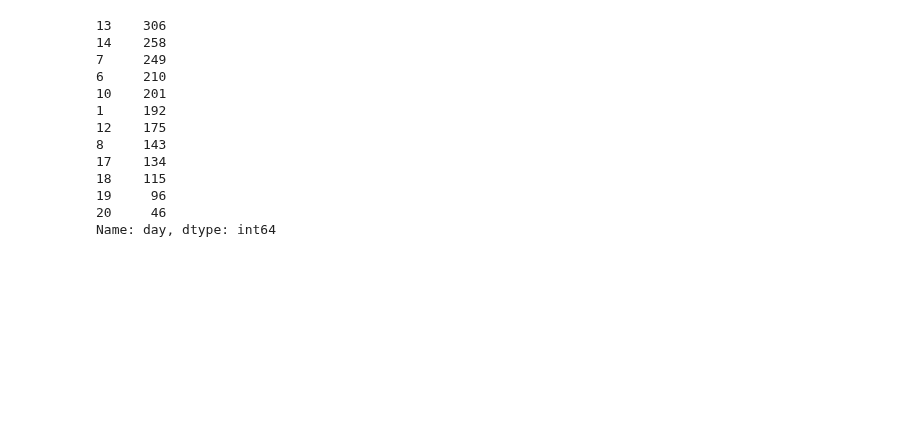
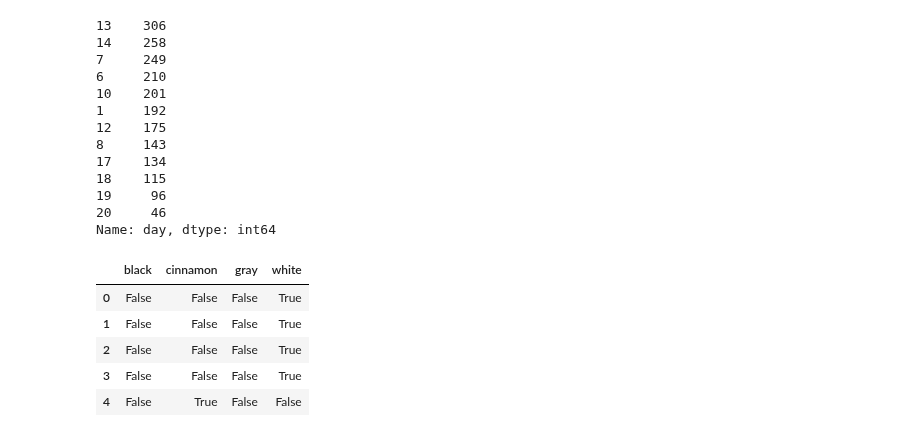
Before and after one commit to alyssahondrade/we-the-new-york-city-squirrels, a Jupyter notebook: squirrel_cleaning.ipynb, the cells around one changed output. Cells and saved outputs as stored; diff of their text form; code cells hidden in the pictures; blank space fills up the shorter version.

```diff
--- a/squirrel_cleaning.ipynb
+++ b/squirrel_cleaning.ipynb
@@ -1478,3 +1478,13 @@ combined_df['day'].value_counts()
 19     96
 20     46
 Name: day, dtype: int64
+# %%
+primary = combined_df[combined_df['primary_colour'] == "Gray"][['black', 'cinnamon', 'gray', 'white']]
+primary.head()
+# %% [output]
+|  | black | cinnamon | gray | white |
+| 0 | False | False | False | True |
+| 1 | False | False | False | True |
+| 2 | False | False | False | True |
+| 3 | False | False | False | True |
+| 4 | False | True | False | False |
```
Also changed, not shown: 2 other files.
